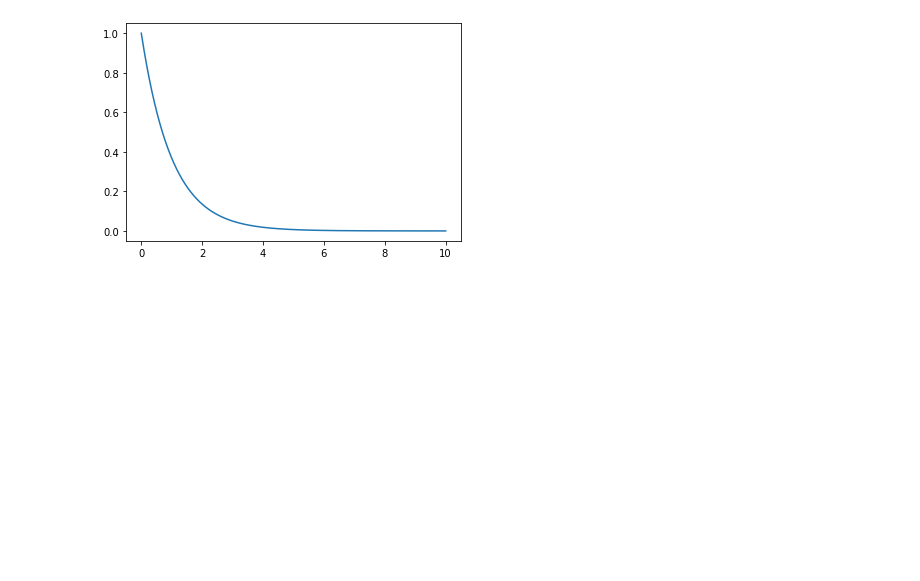
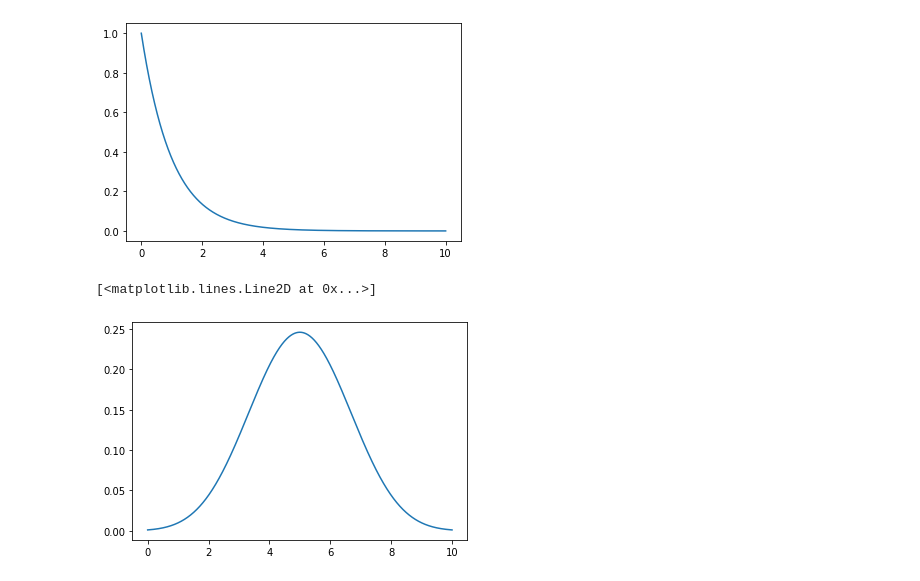
Before and after one commit to kamath7/MLProjectsRepo, a Jupyter notebook: QuiteTheBasics/distributions.ipynb, the cells around one changed output. Saved outputs shown, nothing was run; the diff lists cells and outputs as text; code cells hidden in the pictures; blank space fills up the shorter version.

Commit message:
poisson and binomial distributions

```diff
--- a/QuiteTheBasics/distributions.ipynb
+++ b/QuiteTheBasics/distributions.ipynb
@@ -24,3 +24,13 @@ plt.plot(x, expon.pdf(x))
 # %% [output]
 [<matplotlib.lines.Line2D at 0x...>]
 [figure]
+# %%
+from scipy.stats import binom
+
+n,p = 10, 0.5
+
+x = np.arange(0,10,0.0001)
+plt.plot(x, binom.pmf(x, n, p))
+# %% [output]
+[<matplotlib.lines.Line2D at 0x...>]
+[figure, added]
```
Also changed, not shown: parts of 1 cell of this notebook.
